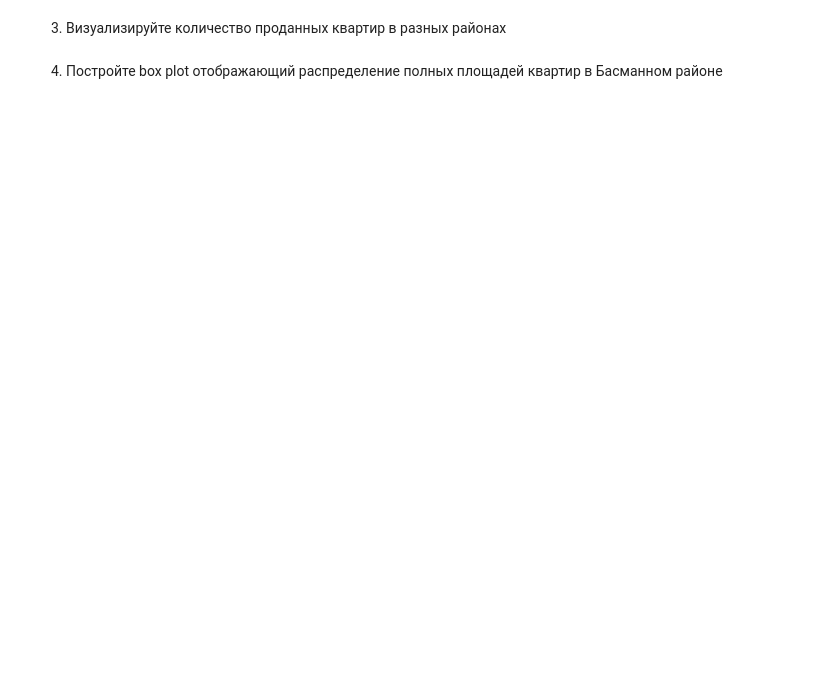
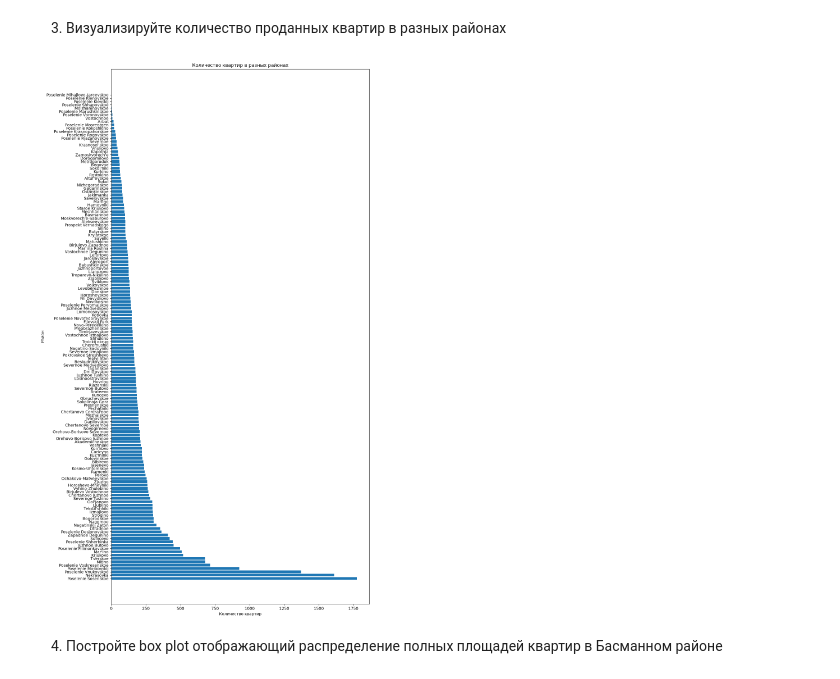
Before and after one commit to FrudenFireKing/Machine-Learning-Study, a Jupyter notebook: HW1/Lab1-4.ipynb, the cells around one changed output. Drawn from its saved outputs; the diff is of its cells as text; code cells hidden in the pictures; blank space fills up the shorter version.

```diff
--- a/HW1/Lab1-4.ipynb
+++ b/HW1/Lab1-4.ipynb
@@ -328,4 +390,19 @@ print(f"Разница в цене: {abs(price1 - price9)}")
 # %% [markdown]
 3. Визуализируйте количество проданных квартир в разных районах
+# %%
+apartments_count = df['sub_area'].value_counts()
+
+plt.figure(figsize=(12, 20))
+
+plt.barh(apartments_count.index, apartments_count.values)
+
+plt.title('Количество квартир в разных районах')
+plt.xlabel('Количество квартир')
+plt.ylabel('Район')
+
+plt.tight_layout()
+plt.show()
+# %% [output]
+[figure, added]
 # %% [markdown]
 4. Постройте box plot отображающий распределение полных площадей квартир в Басманном районе
```
Also changed, not shown: parts of 11 cells of this notebook.
